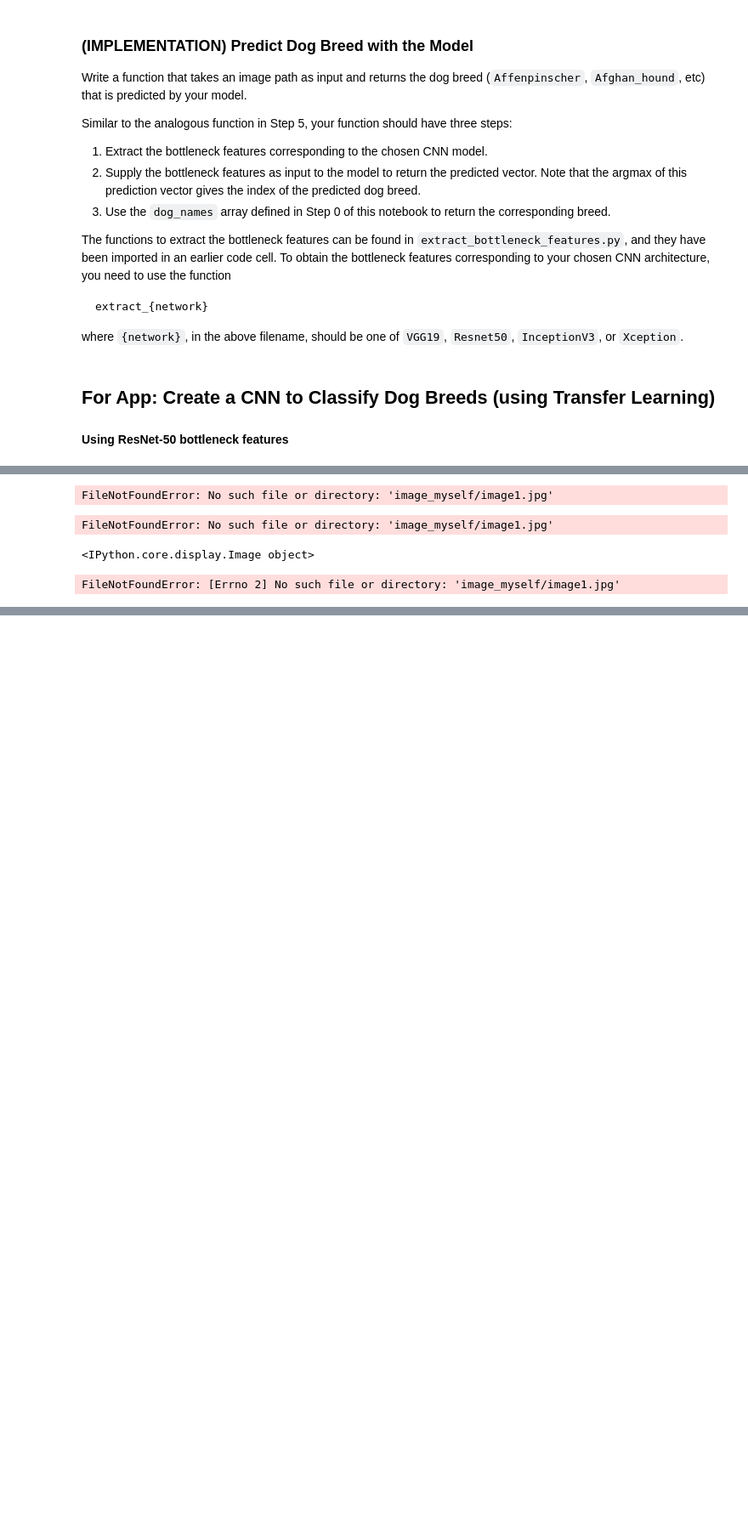
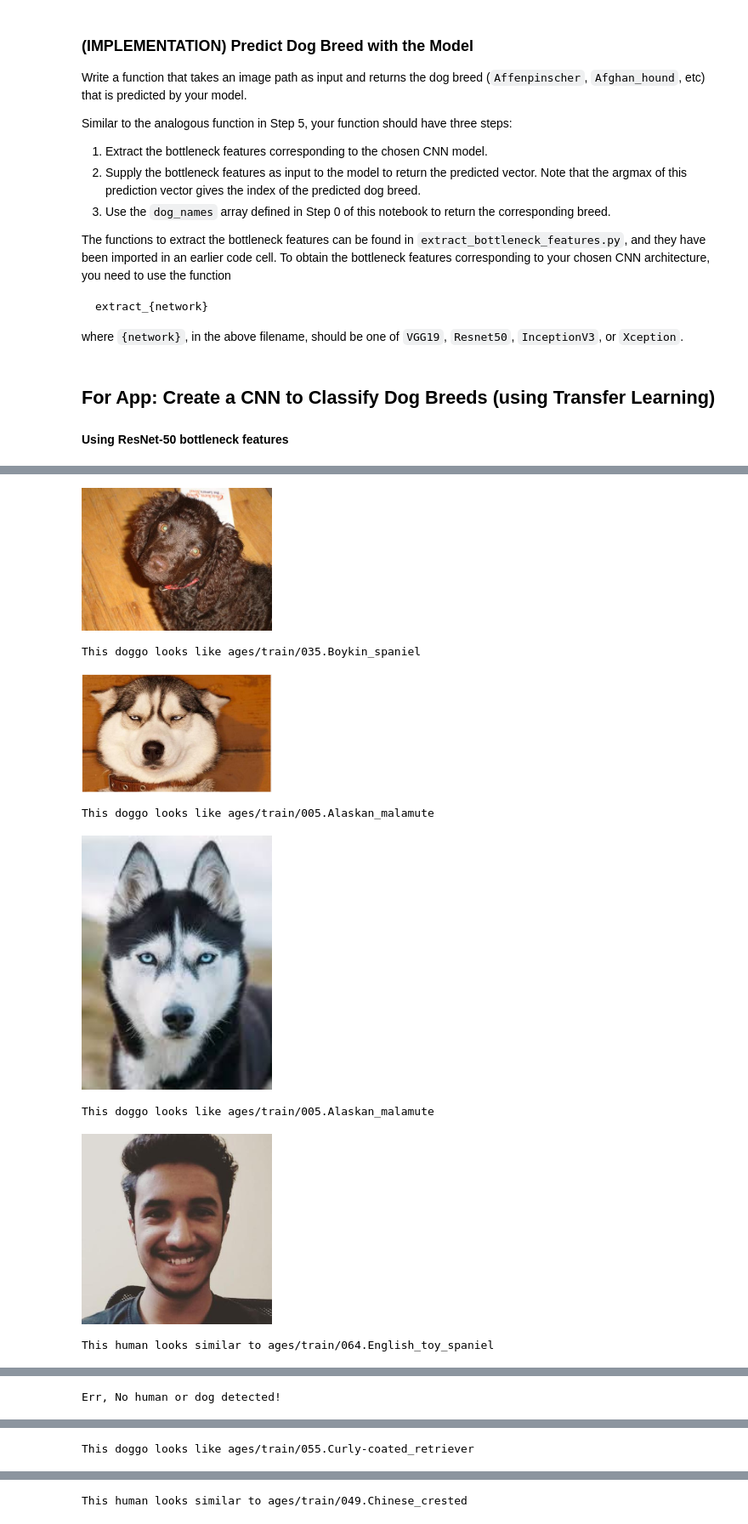
Before and after one commit to agpt8/identify-dogs, a Jupyter notebook: dog_app.ipynb, the cells around one changed output, grey strips where cells are left out. Shown at 85% size. Saved outputs shown, nothing was run; the diff lists cells and outputs as text; code cells hidden in the pictures; blank space fills up the shorter version.

```diff
--- a/dog_app.ipynb
+++ b/dog_app.ipynb
@@ -1008,15 +1020,19 @@ Possible improvement points:
 
 3.Choose the face or detected dog part in image, and only apply the selected part of image to the algorithm. In this way, all the backgroud will not affect the prediction.
 # %%
-web_app('image_myself/image1.jpg')
-web_app('image_myself/image2.jpg')
-web_app('image_myself/image3.jpg')
-web_app('image_myself/image4.jpg')
-web_app('image_myself/image5.jpg')
-web_app('image_myself/image6.jpg')
-web_app('image_myself/image7.jpg')
+web_app('uploads/image1.jpg')
+web_app('uploads/image2.jpg')
+web_app('uploads/image3.jpg')
+web_app('uploads/image4.jpg')
+web_app('uploads/image5.jpg')
+web_app('uploads/image6.jpg')
+web_app('uploads/image7.jpg')
 # %% [output]
+[figure, added]
-FileNotFoundError: No such file or directory: 'image_myself/image1.jpg'
+This doggo looks like ages/train/035.Boykin_spaniel
+[figure, added]
-FileNotFoundError: No such file or directory: 'image_myself/image1.jpg'
+This doggo looks like ages/train/005.Alaskan_malamute
+[figure, added]
-<IPython.core.display.Image object>
+This doggo looks like ages/train/005.Alaskan_malamute
+[figure, added]
-FileNotFoundError: [Errno 2] No such file or directory: 'image_myself/image1.jpg'
+This human looks similar to ages/train/064.English_toy_spaniel
@@ -1022,0 +1040 @@ FileNotFoundError: [Errno 2] No such file or directory: 'image_myself/image1.jpg
+Err, No human or dog detected!
@@ -1022,0 +1042 @@ FileNotFoundError: [Errno 2] No such file or directory: 'image_myself/image1.jpg
+This doggo looks like ages/train/055.Curly-coated_retriever
@@ -1022,0 +1044 @@ FileNotFoundError: [Errno 2] No such file or directory: 'image_myself/image1.jpg
+This human looks similar to ages/train/049.Chinese_crested
```
Also changed, not shown: parts of 28 cells of this notebook.
